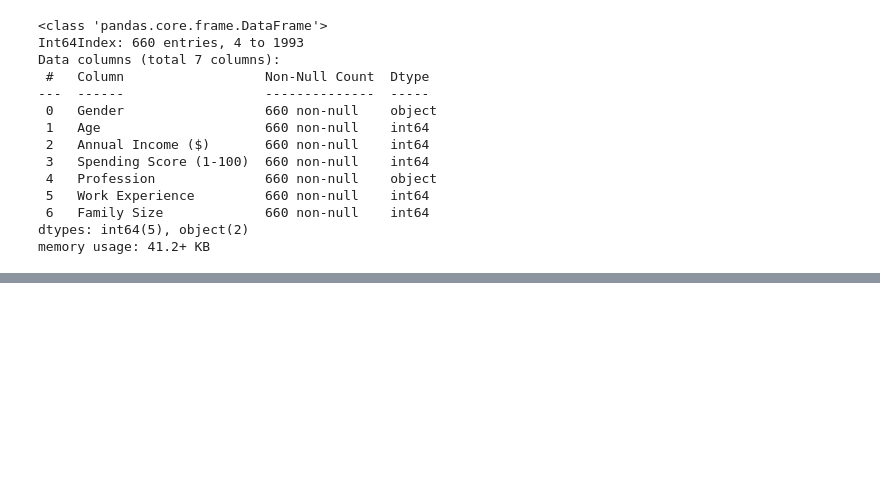
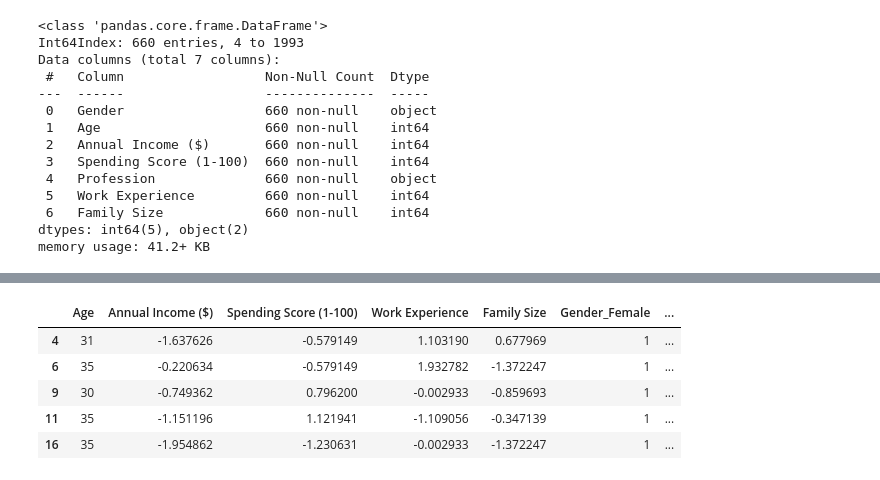
Before and after one commit to Kennatha/group2_project4, a Jupyter notebook: jupyter_notebook.ipynb, the cells around one changed output, grey strips where cells are left out. Cells and saved outputs as stored; diff of their text form; code cells hidden in the pictures; blank space fills up the shorter version.

```diff
--- a/jupyter_notebook.ipynb
+++ b/jupyter_notebook.ipynb
@@ -136,0 +154,18 @@ memory usage: 59.3 KB
+# %%
+df_scaled_data = pd.DataFrame(
+    scaled_data,
+    columns = ["Annual Income ($)", "Spending Score (1-100)", "Work Experience", "Family Size"]
+)
+cleaned_df['Annual Income ($)'] = df_scaled_data['Annual Income ($)']
+cleaned_df['Spending Score (1-100)'] = df_scaled_data["Spending Score (1-100)"]
+cleaned_df['Work Experience'] = df_scaled_data["Work Experience"]
+cleaned_df['Family Size'] = df_scaled_data["Family Size"]
+
+cleaned_df.head()
+# %% [output]
+|  | Age | Annual Income ($) | Spending Score (1-100) | Work Experience | Family Size | Gender_Female | ... |
+| 4 | 31 | -1.637626 | -0.579149 | 1.103190 | 0.677969 | 1 | ... |
+| 6 | 35 | -0.220634 | -0.579149 | 1.932782 | -1.372247 | 1 | ... |
+| 9 | 30 | -0.749362 | 0.796200 | -0.002933 | -0.859693 | 1 | ... |
+| 11 | 35 | -1.151196 | 1.121941 | -1.109056 | -0.347139 | 1 | ... |
+| 16 | 35 | -1.954862 | -1.230631 | -0.002933 | -1.372247 | 1 | ... |
```
Also changed, not shown: parts of 7 cells of this notebook.
